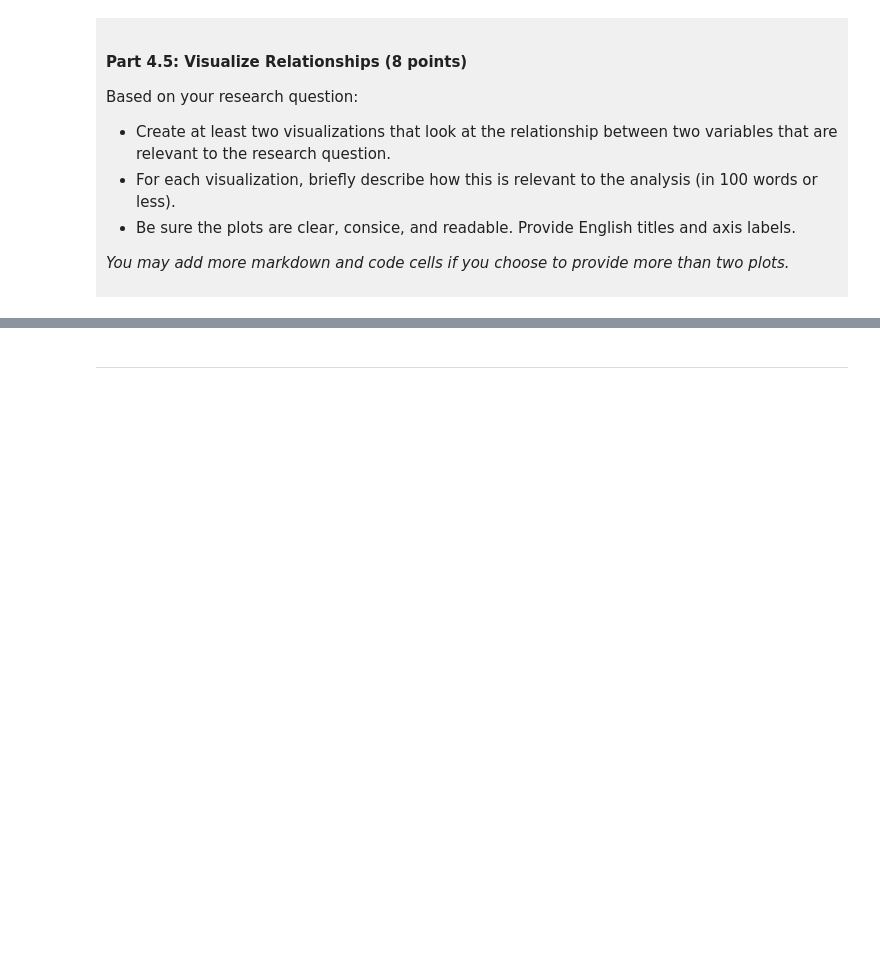
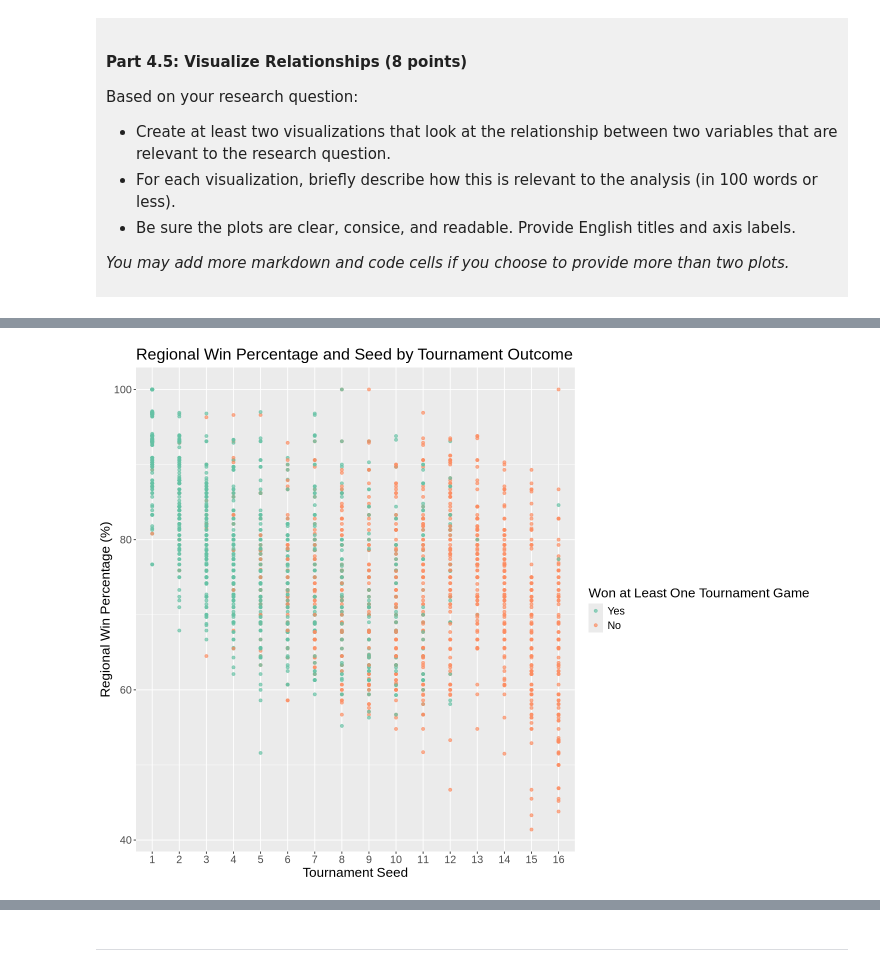
Before and after one commit to kevinzhu11111/dsci-100-project-kevin-zhu, a Jupyter notebook: dsci-100-project-notebook.ipynb, the cells around one changed output, grey strips where cells are left out. Cells and saved outputs as stored; diff of their text form; code cells hidden in the pictures; blank space fills up the shorter version.

```diff
--- a/dsci-100-project-notebook.ipynb
+++ b/dsci-100-project-notebook.ipynb
@@ -324,3 +416,24 @@ Visualization 1: %%% EDIT THIS MARKDOWN CELL%%%
 # %%
-### EDIT THIS CODE CELL FOR VISUALIZATION 1###
+# Set the height and width of the plot
+options(repr.plot.height = 9, repr.plot.width = 12)
+
+predictors_scatterplot <- ggplot(basketball_tidy, aes(x = as.factor(seed), y = reg_wins_pct, color = won_tourney_game)) +
+    # Plot each team as a point, using transparency to reduce overplotting
+    geom_point(alpha = 0.7) +
+    # Add a title and labels for the axes and outcome categories
+    labs(
+        x = "Tournament Seed",
+        y = "Regional Win Percentage (%)",
+        colour = "Won at Least One Tournament Game",
+        title = "Regional Win Percentage and Seed by Tournament Outcome"
+    ) +
+    # Increase the text size for readability
+    theme(text = element_text(size = 16)) +
+    # Apply the Set2 colour palette to distinguish the outcome categories and make it colorblind friendly
+    scale_colour_brewer(palette = "Set2")
+
+# Display the scatter plot
+predictors_scatterplot
+# %% [output]
+[figure, added]
 # %% [markdown]
```
Also changed, not shown: parts of 11 cells of this notebook.
